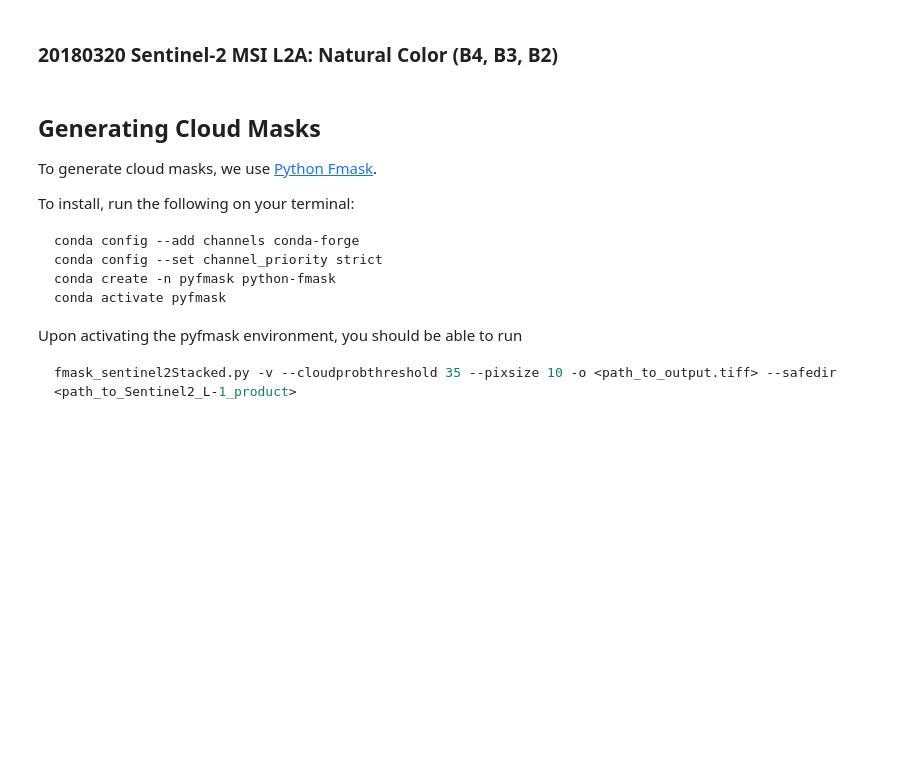
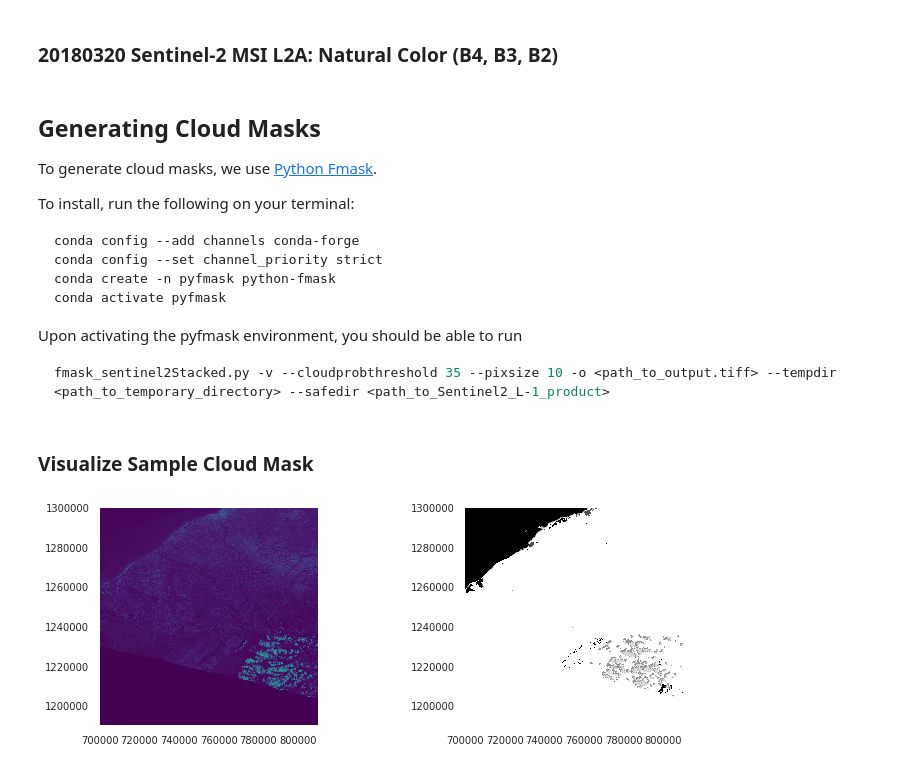
Before and after one commit to thinkingmachines/geoai-immap, a Jupyter notebook: notebooks/01_Data_Download.ipynb, the cells around one changed output. Saved outputs shown, nothing was run; the diff lists cells and outputs as text; code cells hidden in the pictures; blank space fills up the shorter version.

Commit message:
Add cloud mask visualization

````diff
--- a/notebooks/01_Data_Download.ipynb
+++ b/notebooks/01_Data_Download.ipynb
@@ -370,5 +370,21 @@ conda activate pyfmask
 
 Upon activating the pyfmask environment, you should be able to run
 ```sh
-fmask_sentinel2Stacked.py -v --cloudprobthreshold 35 --pixsize 10 -o <path_to_output.tiff> --safedir <path_to_Sentinel2_L-1_product>
+fmask_sentinel2Stacked.py -v --cloudprobthreshold 35 --pixsize 10 -o <path_to_output.tiff> --tempdir <path_to_temporary_directory> --safedir <path_to_Sentinel2_L-1_product>
 ```
+# %% [markdown]
+### Visualize Sample Cloud Mask
+# %%
+image_name = 'S2A_MSIL2A_20200208T152631_N0214_R025_T18PYT_20200208T173911'
+image_file = '{}{}_{}.tiff'.format(sentinel_dir, image_name, 'RGB')
+src = rio.open(image_file)
+
+image_name = 'S2A_MSIL1C_20200208T152631_N0209_R025_T18PYT_20200208T170432'
+cloud_mask_file = '{}cloud_masks/{}.tiff'.format(sentinel_dir, image_name)
+cloud_mask = rio.open(cloud_mask_file)
+
+fig, ax = plt.subplots(1, 2, figsize=(12, 4))
+rio.plot.show(src, ax=ax[0], cmap='viridis')
+rio.plot.show(cloud_mask, ax=ax[1], cmap='Greys');
+# %% [output]
+[figure, added]
````
